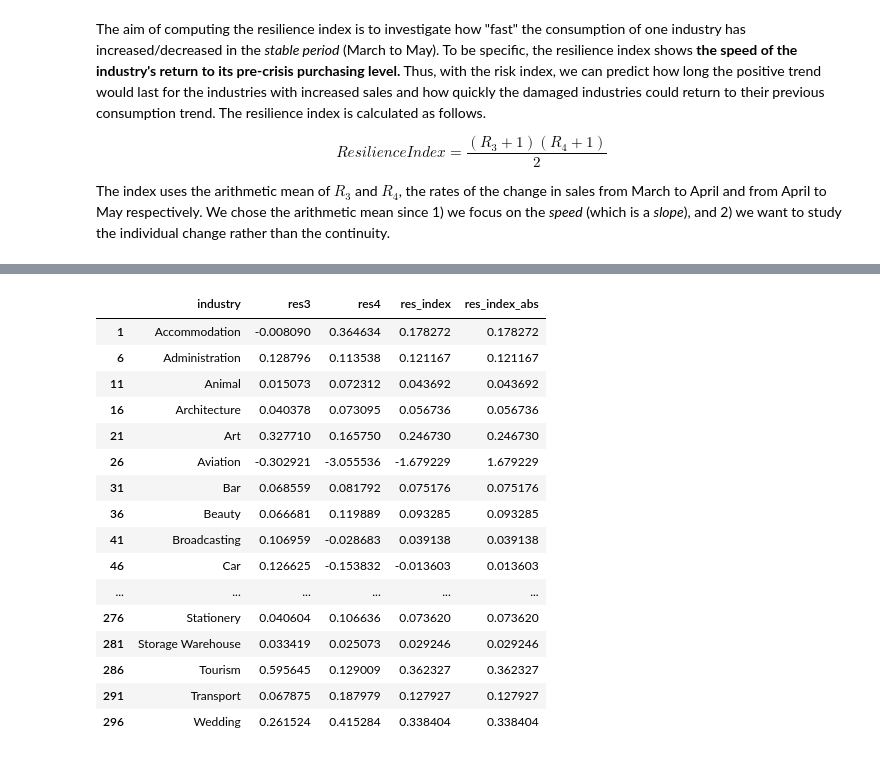
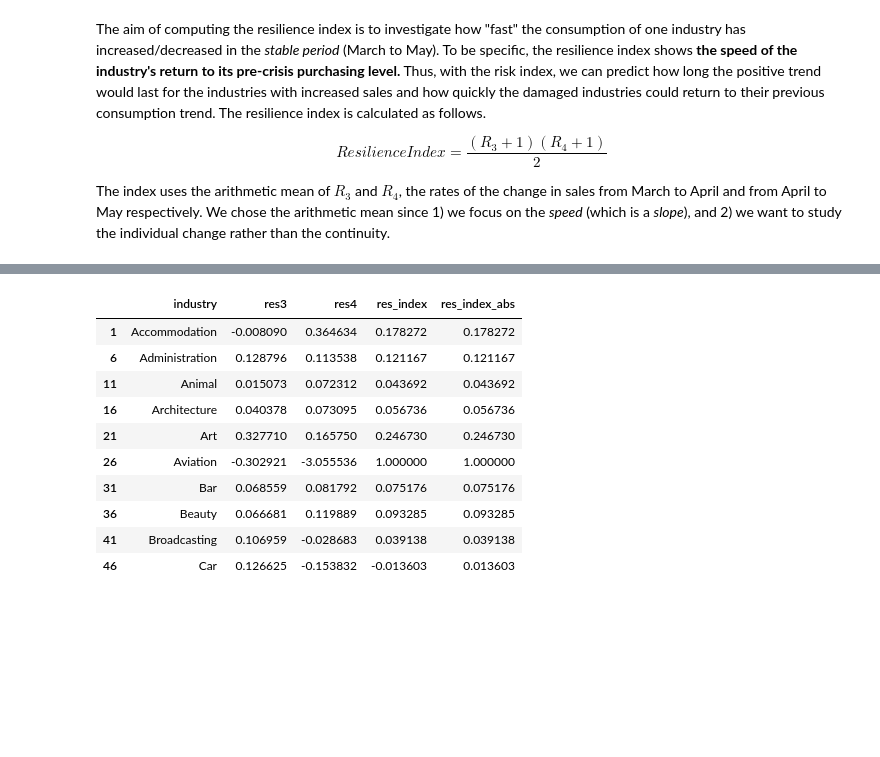
Before and after one commit to JieunKim-Econ/Covid_EDA_with_R, a Jupyter notebook: Risk-Resilience Matrix Analysis-C2.ipynb, the cells around one changed output, grey strips where cells are left out. Saved outputs shown, nothing was run; the diff lists cells and outputs as text; code cells hidden in the pictures; blank space fills up the shorter version.

```diff
--- a/Risk-Resilience Matrix Analysis-C2.ipynb
+++ b/Risk-Resilience Matrix Analysis-C2.ipynb
@@ -500,31 +491,25 @@ We can expect the looming prospect of the duty free shop in the future with its
 # %%
 # Resilience Index
 
 res3 = [(x-y)/y for x,y in zip(sales[sales.month==4]['sales_amount'],sales[sales.month==3]['sales_amount'])]
 res4 = [(x-y)/y for x,y in zip(sales[sales.month==5]['sales_amount'],sales[sales.month==4]['sales_amount'])]
 res_data = pd.DataFrame({'industry':industry,'res3':res3,'res4':res4})
 
-res_data['res_index'] = (res_data.res3 + res_data.res4)/2
-res_data.loc[res_data.industry=='aviation','res_index'] = 1
-res_data['res_index_abs'] = abs((res_data.res3 + res_data.res4)/2)
-res_data.loc[res_data.industry=='aviation','res_index_abs'] =1
+res_data['res_index'] = (res_data.res4 + res_data.res3)/2
+res_data.loc[res_data.industry=='Aviation','res_index'] = 1
+res_data['res_index_abs'] = abs((res_data.res4 + res_data.res3)/2)
+res_data.loc[res_data.industry=='Aviation','res_index_abs'] =1
 
-res_data
+res_data.head(10)
 # %% [output]
 |  | industry | res3 | res4 | res_index | res_index_abs |
 | 1 | Accommodation | -0.008090 | 0.364634 | 0.178272 | 0.178272 |
 | 6 | Administration | 0.128796 | 0.113538 | 0.121167 | 0.121167 |
 | 11 | Animal | 0.015073 | 0.072312 | 0.043692 | 0.043692 |
 | 16 | Architecture | 0.040378 | 0.073095 | 0.056736 | 0.056736 |
 | 21 | Art | 0.327710 | 0.165750 | 0.246730 | 0.246730 |
-| 26 | Aviation | -0.302921 | -3.055536 | -1.679229 | 1.679229 |
+| 26 | Aviation | -0.302921 | -3.055536 | 1.000000 | 1.000000 |
 | 31 | Bar | 0.068559 | 0.081792 | 0.075176 | 0.075176 |
 | 36 | Beauty | 0.066681 | 0.119889 | 0.093285 | 0.093285 |
 | 41 | Broadcasting | 0.106959 | -0.028683 | 0.039138 | 0.039138 |
 | 46 | Car | 0.126625 | -0.153832 | -0.013603 | 0.013603 |
-| ... | ... | ... | ... | ... | ... |
-| 276 | Stationery | 0.040604 | 0.106636 | 0.073620 | 0.073620 |
-| 281 | Storage Warehouse | 0.033419 | 0.025073 | 0.029246 | 0.029246 |
-| 286 | Tourism | 0.595645 | 0.129009 | 0.362327 | 0.362327 |
-| 291 | Transport | 0.067875 | 0.187979 | 0.127927 | 0.127927 |
-| 296 | Wedding | 0.261524 | 0.415284 | 0.338404 | 0.338404 |
```
Also changed, not shown: parts of 32 cells of this notebook.
